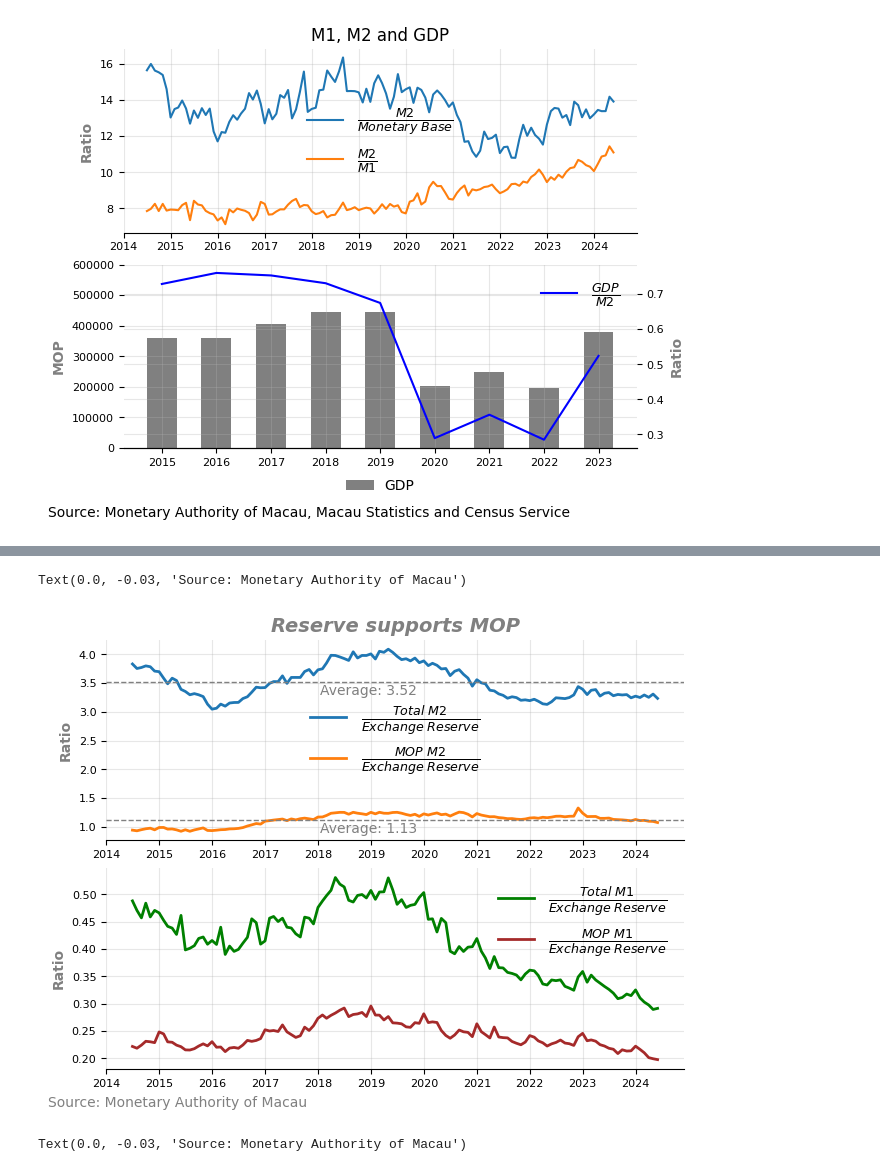
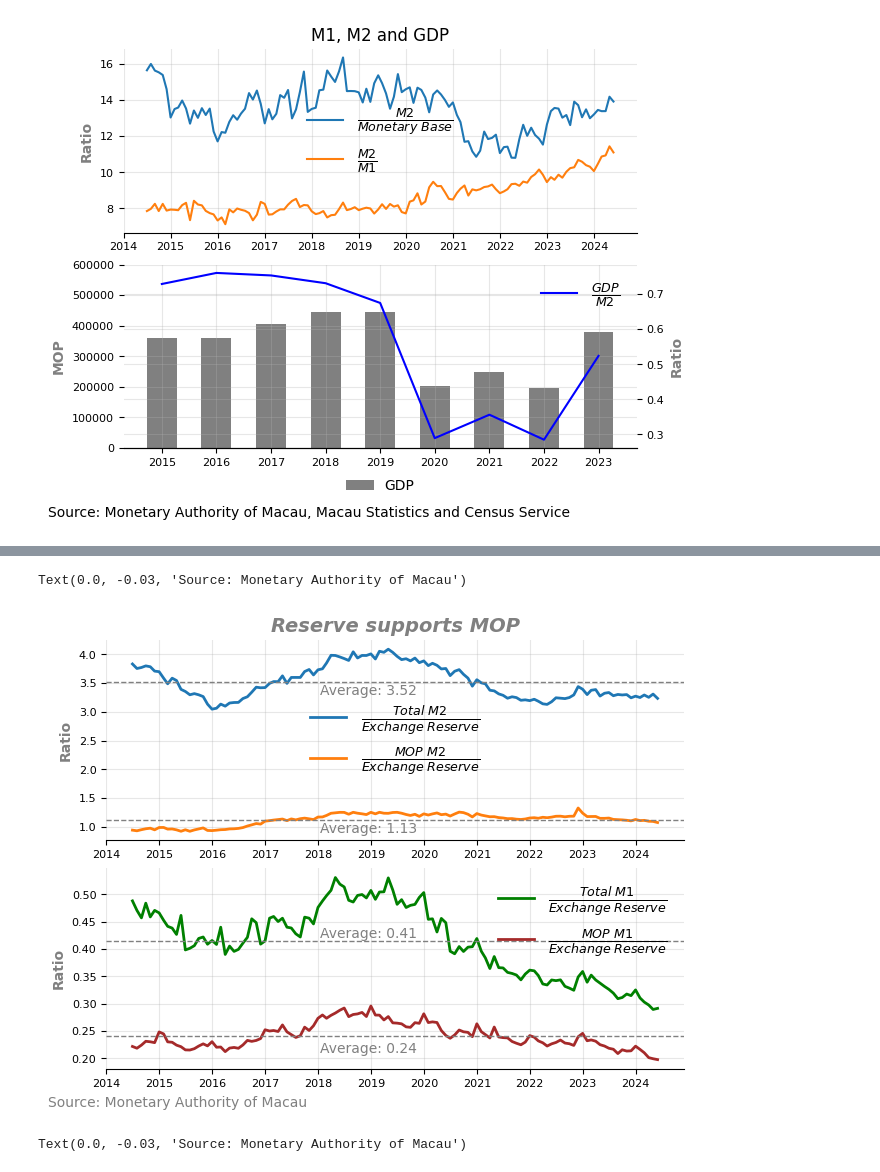
Before and after one commit to mogcai/BCPLP, a Jupyter notebook: Macau.ipynb, the cells around one changed output, grey strips where cells are left out. Saved outputs shown, nothing was run; the diff lists cells and outputs as text; code cells hidden in the pictures.

```diff
--- a/Macau.ipynb
+++ b/Macau.ipynb
@@ -339,4 +354,6 @@ Text(0.0, -0.03, 'Source: Monetary Authority of Macau, Macau Statistics and Cens
 # %%
+df['m2_reserve']=df['M2']/df['Foreign Exchange Reserves']
+df['m1_reserve']=df['M1']/df['Foreign Exchange Reserves']
 df['m2_mop_reserve']=df['M2-MOP']/df['Foreign Exchange Reserves']
 df['m1_mop_reserve']=df['M1-MOP']/df['Foreign Exchange Reserves']
 # df['reserve_monbase']=df['Foreign Exchange Reserves']/df['Monetary Base']
@@ -360,34 +377,58 @@ axs[0].text(
         horizontalalignment="right",
         verticalalignment="center",
     )
 
 axs[0].text(
         df.index[-1].year*9,
         df['m2_mop_reserve'][-1]*0.9,
         f"Average: {str(round(df['m2_mop_reserve'][-120:].mean(),2))}",
         color='grey',
         # fontweight="bold",
         horizontalalignment="right",
         verticalalignment="center",
     )
 
 axs[1].plot(df['m1_reserve'][-120:], label=r'$\frac{Total\ M1}{Exchange\ Reserve}$', color='green', linewidth=2)
 axs[1].plot(df['m1_mop_reserve'][-120:], label=r'$\frac{MOP\ M1}{Exchange\ Reserve}$', color='brown', linewidth=2)
 
+axs[1].axhline(y=df['m1_reserve'][-120:].mean(), color='grey', linestyle='--', linewidth=1)
+axs[1].axhline(y=df['m1_mop_reserve'][-120:].mean(), color='grey', linestyle='--', linewidth=1)
+
+axs[1].text(
+        df.index[-1].year*9,
+        df['m1_reserve'][-1]*1.47,
+        f"Average: {str(round(df['m1_reserve'][-120:].mean(),2))}",
+        color='grey',
+        # fontweight="bold",
+        horizontalalignment="right",
+        verticalalignment="center",
+    )
+
+axs[1].text(
+        df.index[-1].year*9,
+        df['m1_mop_reserve'][-1]*1.1,
+        f"Average: {str(round(df['m1_mop_reserve'][-120:].mean(),2))}",
+        color='grey',
+        # fontweight="bold",
+        horizontalalignment="right",
+        verticalalignment="center",
+    )
+
+
 # Hide the all but the bottom spines (axis lines)
 for ax in axs:
     ax.spines["right"].set_visible(False)
     ax.spines["left"].set_visible(False)
     ax.spines["top"].set_visible(False)
     ax.grid(True, alpha=0.3)
     ax.legend(frameon=False, prop={'size': 13, 'weight': 'bold'})
     ax.set_ylabel('Ratio',color='grey')
 
 # fig.text(0.0, -0.03, 'Source: Monetary Authority of Macau, Macau Statistics and Census Service')
 fig.text(0.0, -0.03, 'Source: Monetary Authority of Macau', color='grey')
 # %% [output]
 Text(0.0, -0.03, 'Source: Monetary Authority of Macau')
-[figure, old version]
+[figure, new version]
 # %%
 df['Customer Deposit-MOP']=df['Liab.-MOP']+df['Demand Deposit-MOP']
 df['Deposit_Currency']=df['Customer Deposit-MOP']/df['Currency in circulation']
```
Also changed, not shown: parts of 3 cells of this notebook.
